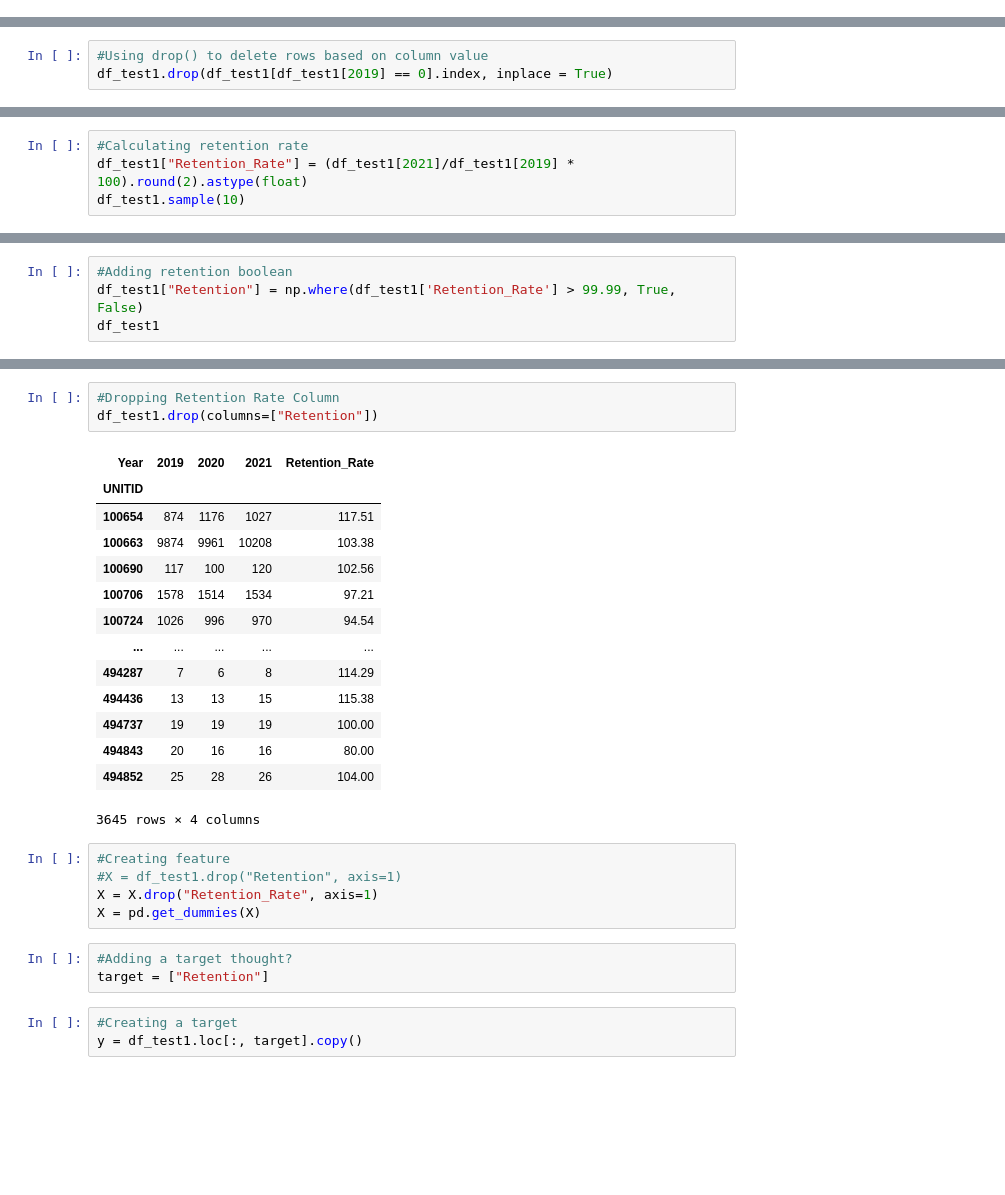
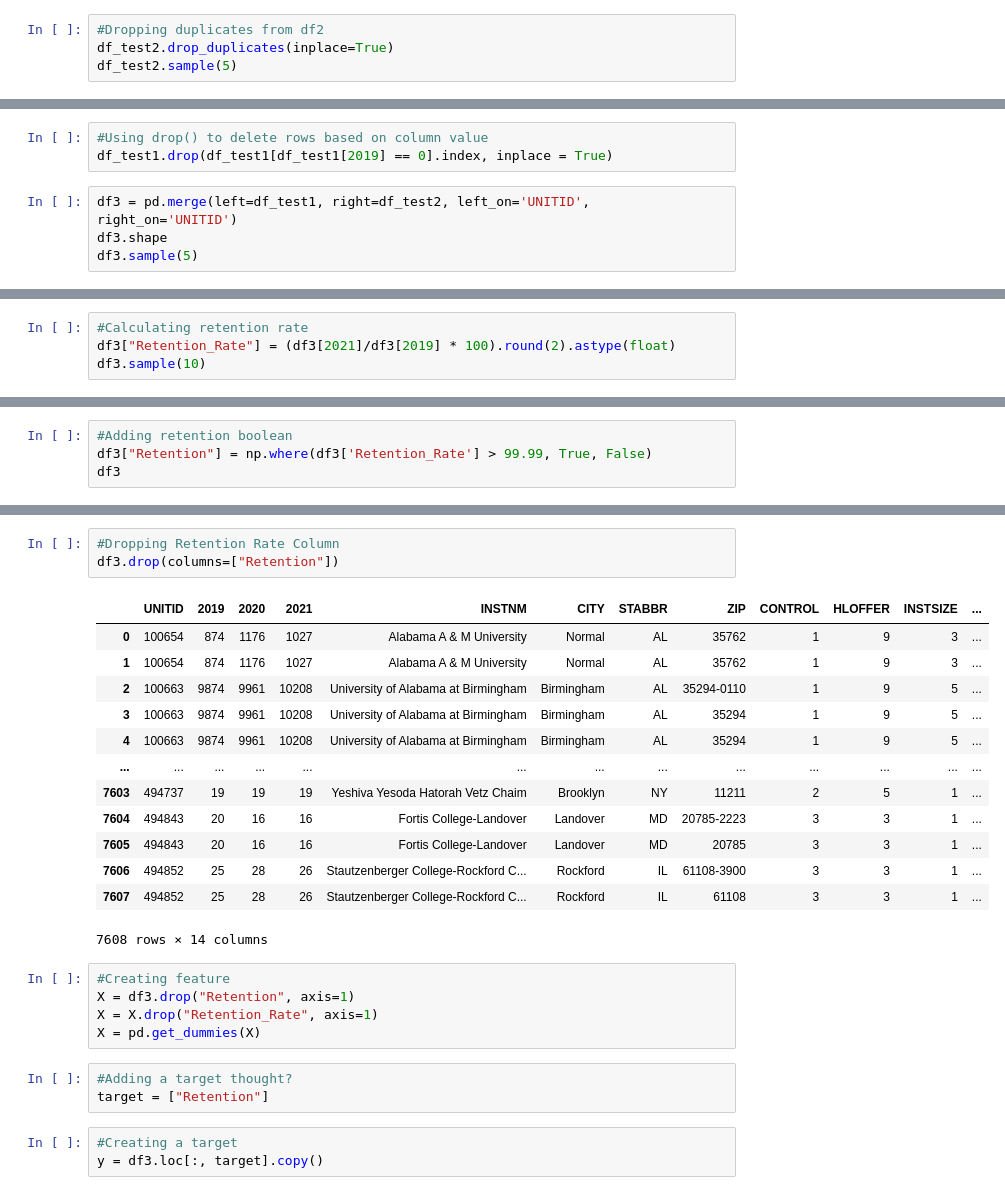
Before and after one commit to davidbowen87/higher_education, a Jupyter notebook: mach_learn_draft/mach_learn_draft.ipynb, the cells around one changed output, grey strips where cells are left out. Saved outputs shown, nothing was run; the diff lists cells and outputs as text; blank space fills up the shorter version.

```diff
--- a/mach_learn_draft/mach_learn_draft.ipynb
+++ b/mach_learn_draft/mach_learn_draft.ipynb
@@ -103,0 +99,4 @@ df_test1.head(10)
+# %%
+#Dropping duplicates from df2
+df_test2.drop_duplicates(inplace=True)
+df_test2.sample(5)
@@ -134,3 +144,7 @@ df_test1.dropna()
 # %%
 #Using drop() to delete rows based on column value
 df_test1.drop(df_test1[df_test1[2019] == 0].index, inplace = True)
+# %%
+df3 = pd.merge(left=df_test1, right=df_test2, left_on='UNITID', right_on='UNITID')
+df3.shape
+df3.sample(5)
@@ -137,5 +158,5 @@ df_test1.drop(df_test1[df_test1[2019] == 0].index, inplace = True)
 # %%
 #Calculating retention rate
-df_test1["Retention_Rate"] = (df_test1[2021]/df_test1[2019] * 100).round(2).astype(float)
-df_test1.sample(10)
+df3["Retention_Rate"] = (df3[2021]/df3[2019] * 100).round(2).astype(float)
+df3.sample(10)
 # %% [output]
@@ -154,5 +174,5 @@ df_test1.sample(10)
 # %%
 #Adding retention boolean
-df_test1["Retention"] = np.where(df_test1['Retention_Rate'] > 99.99, True, False)
-df_test1
+df3["Retention"] = np.where(df3['Retention_Rate'] > 99.99, True, False)
+df3
 # %% [output]
@@ -173,24 +192,23 @@ df_test1
 # %%
 #Dropping Retention Rate Column
-df_test1.drop(columns=["Retention"])
+df3.drop(columns=["Retention"])
 # %% [output]
-| Year | 2019 | 2020 | 2021 | Retention_Rate |
-| UNITID |  |  |  |  |
-| 100654 | 874 | 1176 | 1027 | 117.51 |
-| 100663 | 9874 | 9961 | 10208 | 103.38 |
-| 100690 | 117 | 100 | 120 | 102.56 |
-| 100706 | 1578 | 1514 | 1534 | 97.21 |
-| 100724 | 1026 | 996 | 970 | 94.54 |
-| ... | ... | ... | ... | ... |
-| 494287 | 7 | 6 | 8 | 114.29 |
-| 494436 | 13 | 13 | 15 | 115.38 |
-| 494737 | 19 | 19 | 19 | 100.00 |
-| 494843 | 20 | 16 | 16 | 80.00 |
-| 494852 | 25 | 28 | 26 | 104.00 |
+|  | UNITID | 2019 | 2020 | 2021 | INSTNM | CITY | STABBR | ZIP | CONTROL | HLOFFER | INSTSIZE | ... |
+| 0 | 100654 | 874 | 1176 | 1027 | Alabama A & M University | Normal | AL | 35762 | 1 | 9 | 3 | ... |
+| 1 | 100654 | 874 | 1176 | 1027 | Alabama A & M University | Normal | AL | 35762 | 1 | 9 | 3 | ... |
+| 2 | 100663 | 9874 | 9961 | 10208 | University of Alabama at Birmingham | Birmingham | AL | 35294-0110 | 1 | 9 | 5 | ... |
+| 3 | 100663 | 9874 | 9961 | 10208 | University of Alabama at Birmingham | Birmingham | AL | 35294 | 1 | 9 | 5 | ... |
+| 4 | 100663 | 9874 | 9961 | 10208 | University of Alabama at Birmingham | Birmingham | AL | 35294 | 1 | 9 | 5 | ... |
+| ... | ... | ... | ... | ... | ... | ... | ... | ... | ... | ... | ... | ... |
+| 7603 | 494737 | 19 | 19 | 19 | Yeshiva Yesoda Hatorah Vetz Chaim | Brooklyn | NY | 11211 | 2 | 5 | 1 | ... |
+| 7604 | 494843 | 20 | 16 | 16 | Fortis College-Landover | Landover | MD | 20785-2223 | 3 | 3 | 1 | ... |
+| 7605 | 494843 | 20 | 16 | 16 | Fortis College-Landover | Landover | MD | 20785 | 3 | 3 | 1 | ... |
+| 7606 | 494852 | 25 | 28 | 26 | Stautzenberger College-Rockford C... | Rockford | IL | 61108-3900 | 3 | 3 | 1 | ... |
+| 7607 | 494852 | 25 | 28 | 26 | Stautzenberger College-Rockford C... | Rockford | IL | 61108 | 3 | 3 | 1 | ... |
-3645 rows × 4 columns
+7608 rows × 14 columns
 # %%
 #Creating feature
-#X = df_test1.drop("Retention", axis=1)
+X = df3.drop("Retention", axis=1)
 X = X.drop("Retention_Rate", axis=1)
 X = pd.get_dummies(X)
 # %%
@@ -198,7 +216,7 @@ X = pd.get_dummies(X)
 target = ["Retention"]
 # %%
 #Creating a target
-y = df_test1.loc[:, target].copy()
+y = df3.loc[:, target].copy()
 # %%
 #Decribing
 X.describe()
```
Also changed, not shown: parts of 18 cells of this notebook.
